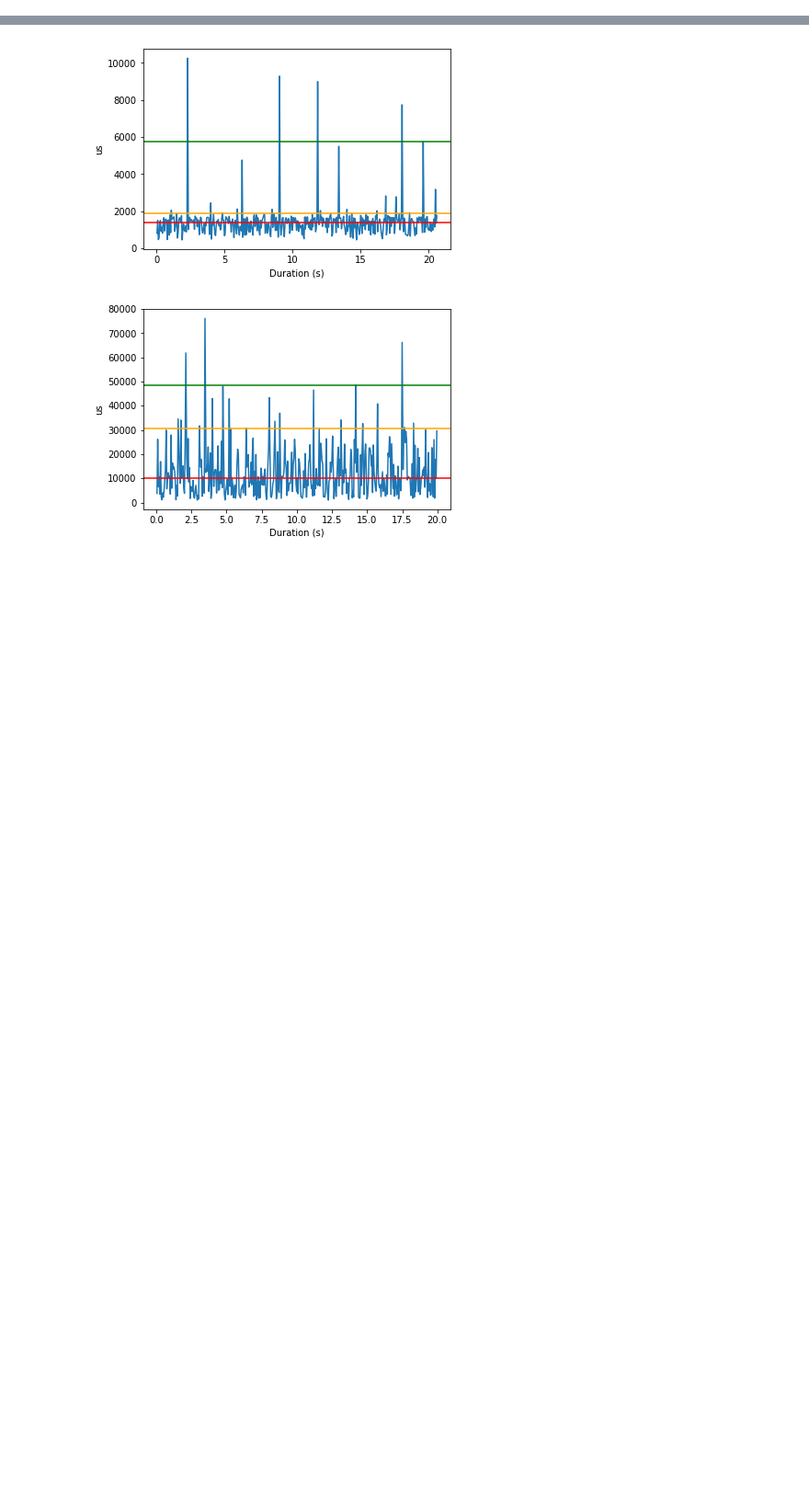
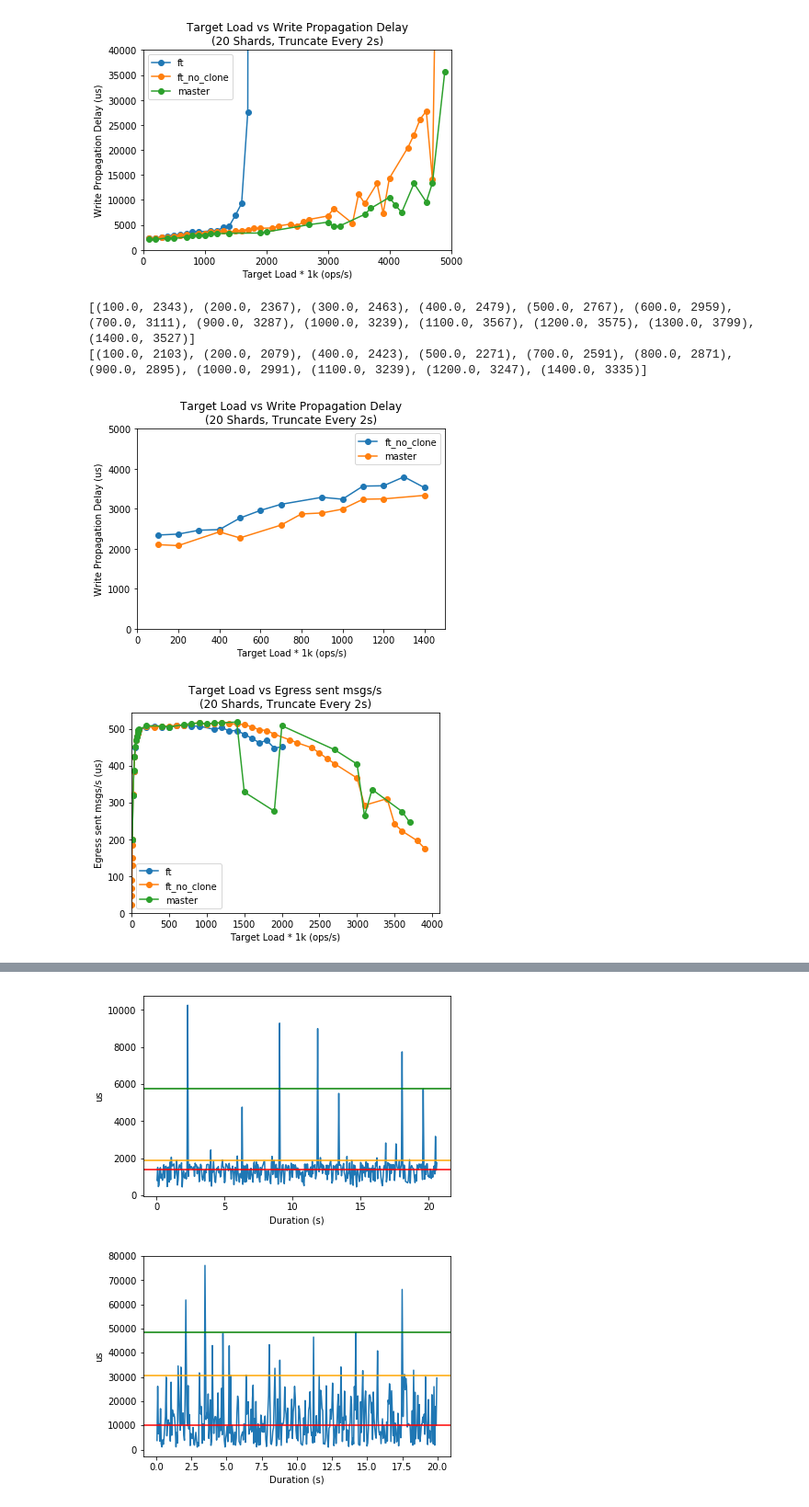
Before and after one commit to mit-pdos/noria, a Jupyter notebook: fault_tolerance_bm/overhead.ipynb, the cells around one changed output, grey strips where cells are left out. Shown: that part at 92% size. Drawn from its saved outputs; the diff is of its cells as text; code cells hidden in the pictures; blank space fills up the shorter version.

```diff
--- a/fault_tolerance_bm/overhead.ipynb
+++ b/fault_tolerance_bm/overhead.ipynb
@@ -200,3 +243,57 @@ could not parse: /Users/gina/Documents/MIT/UROP/noria_jerry/fault_tolerance_bm/r
+# %%
+'''
+60 second warmup
+'''
+def plot_value_vs_time(
+    targets,
+    fn = lambda x: x.time(TimeValue.WP_DELAY),
+    title = "Write Propagation Delay",
+    binaries = ['master', 'ft'],
+    sharding: int = 20,
+    truncate_every: int = 2,
+    verbose=False,
+    left=0, right=None, top=None, bottom=0, x_interval=None, y_interval=None
+):
+    plt.xlabel('Target Load * 1k (ops/s)')
+    plt.ylabel('{} (us)'.format(title))
+    title = 'Target Load vs {}\n({} Shards, Truncate Every {}s)'.format(title, sharding, truncate_every)
+
+    for binary in binaries:
+        x = []
+        y = []
+        for target in targets:
+            result = get_result(binary, target, sharding, truncate_every)
+            if result is None:
+                continue
+            if fn(result) is not None:
+                x.append(target / 1000)
+                y.append(fn(result))
+        plt.plot(x, y, label=binary, marker='o')
+        if verbose:
+            print([n for n in zip(x, y)])
+    plot_internal(plt, title, left, right, top, bottom, x_interval, y_interval)
+
+# index_results()
+right = 5000
+binaries = ['ft', 'ft_no_clone', 'master']
+targets = [i * 100000 for i in range(1, 50)]
+# plot_value_vs_time(targets, sharding=1, right=right, top=25000, bottom=0)
+# plot_value_vs_time(targets, sharding=4, right=right, top=25000, bottom=0, binaries=binaries)
+# plot_value_vs_time(targets, sharding=10, right=right, top=25000, bottom=0, binaries=binaries)
+plot_value_vs_time(targets, lambda x: x.time(TimeValue.WP_DELAY), sharding=20, right=right, top=40000, bottom=0, binaries=binaries)
+plot_value_vs_time([i*100000 for i in range(1,15)], lambda x: x.time(TimeValue.WP_DELAY), verbose=True, sharding=20, right=1500, top=5000, bottom=0, binaries=['ft_no_clone','master'])
+# plot_value_vs_time(targets, lambda x: x.time(TimeValue.W_RMT), title=TimeValue.W_RMT.value, sharding=20, right=right, top=20000, bottom=0, binaries=binaries)
+# plot_value_vs_time(targets, lambda x: x.time(TimeValue.R_RMT), title=TimeValue.R_RMT.value, sharding=20, right=right, top=20000, bottom=0, binaries=binaries)
+# plot_value_vs_time(targets, lambda x: x.time(TimeValue.W_SJRN) - x.time(TimeValue.W_RMT), title=TimeValue.W_SJRN.value, sharding=20, right=right, bottom=0, binaries=binaries)
+plot_value_vs_time([i*1000 for i in range(1,10)] + [i*10000 for i in range(1,10)] + [i*100000 for i in range(1,40)], lambda x: x.time(TimeValue.EGRESS_MSG), title=TimeValue.EGRESS_MSG.value, binaries=binaries)
+# plot_value_vs_time(targets, sharding=50, right=right, top=25000, bottom=0, binaries=binaries)
+# plot_value_vs_time(targets, sharding=10, bottom=0)
+# %% [output]
+[figure, added]
+[(100.0, 2343), (200.0, 2367), (300.0, 2463), (400.0, 2479), (500.0, 2767), (600.0, 2959), (700.0, 3111), (900.0, 3287), (1000.0, 3239), (1100.0, 3567), (1200.0, 3575), (1300.0, 3799), (1400.0, 3527)]
+[(100.0, 2103), (200.0, 2079), (400.0, 2423), (500.0, 2271), (700.0, 2591), (800.0, 2871), (900.0, 2895), (1000.0, 2991), (1100.0, 3239), (1200.0, 3247), (1400.0, 3335)]
+[figure, added]
+[figure, added]
 # %%
 def plot_value_vs_time(
     targets,
```
Also changed, not shown: parts of 12 cells of this notebook, 2 other files.
